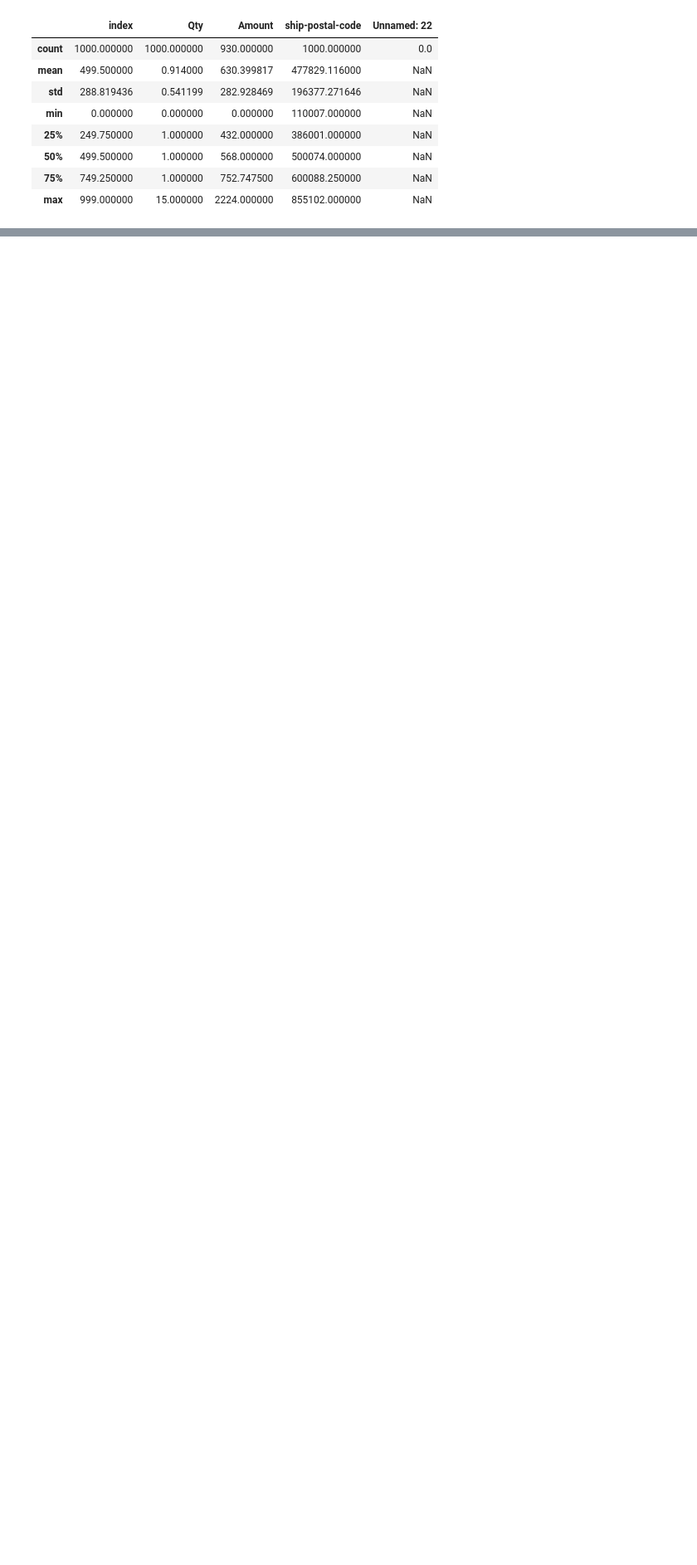
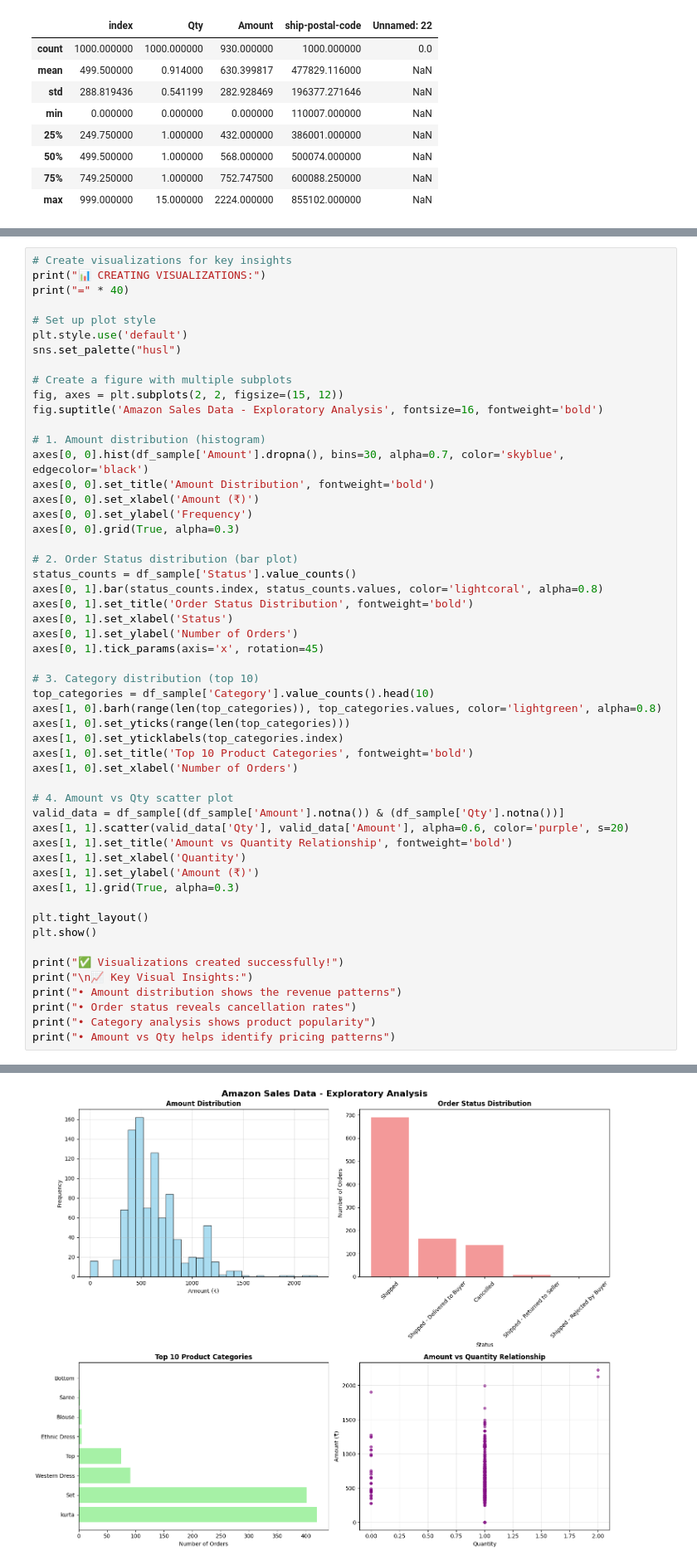
Before and after one commit to enzeeeh/ecommerce-data-pipeline-dagster, a Jupyter notebook: 01_examine_csv_data.ipynb, the cells around one changed output, grey strips where cells are left out. Shown at 83% size. Cells and saved outputs as stored; diff of their text form; blank space fills up the shorter version.

Commit message:
Enhance data exploration with comprehensive analysis

```diff
--- a/01_examine_csv_data.ipynb
+++ b/01_examine_csv_data.ipynb
@@ -338,0 +621,54 @@ bool: 1 columns
+# %%
+# Create visualizations for key insights
+print("📊 CREATING VISUALIZATIONS:")
+print("=" * 40)
+
+# Set up plot style
+plt.style.use('default')
+sns.set_palette("husl")
+
+# Create a figure with multiple subplots
+fig, axes = plt.subplots(2, 2, figsize=(15, 12))
+fig.suptitle('Amazon Sales Data - Exploratory Analysis', fontsize=16, fontweight='bold')
+
+# 1. Amount distribution (histogram)
+axes[0, 0].hist(df_sample['Amount'].dropna(), bins=30, alpha=0.7, color='skyblue', edgecolor='black')
+axes[0, 0].set_title('Amount Distribution', fontweight='bold')
+axes[0, 0].set_xlabel('Amount (₹)')
+axes[0, 0].set_ylabel('Frequency')
+axes[0, 0].grid(True, alpha=0.3)
+
+# 2. Order Status distribution (bar plot)
+status_counts = df_sample['Status'].value_counts()
+axes[0, 1].bar(status_counts.index, status_counts.values, color='lightcoral', alpha=0.8)
+axes[0, 1].set_title('Order Status Distribution', fontweight='bold')
+axes[0, 1].set_xlabel('Status')
+axes[0, 1].set_ylabel('Number of Orders')
+axes[0, 1].tick_params(axis='x', rotation=45)
+
+# 3. Category distribution (top 10)
+top_categories = df_sample['Category'].value_counts().head(10)
+axes[1, 0].barh(range(len(top_categories)), top_categories.values, color='lightgreen', alpha=0.8)
+axes[1, 0].set_yticks(range(len(top_categories)))
+axes[1, 0].set_yticklabels(top_categories.index)
+axes[1, 0].set_title('Top 10 Product Categories', fontweight='bold')
+axes[1, 0].set_xlabel('Number of Orders')
+
+# 4. Amount vs Qty scatter plot
+valid_data = df_sample[(df_sample['Amount'].notna()) & (df_sample['Qty'].notna())]
+axes[1, 1].scatter(valid_data['Qty'], valid_data['Amount'], alpha=0.6, color='purple', s=20)
+axes[1, 1].set_title('Amount vs Quantity Relationship', fontweight='bold')
+axes[1, 1].set_xlabel('Quantity')
+axes[1, 1].set_ylabel('Amount (₹)')
+axes[1, 1].grid(True, alpha=0.3)
+
+plt.tight_layout()
+plt.show()
+
+print("✅ Visualizations created successfully!")
+print("\n📈 Key Visual Insights:")
+print("• Amount distribution shows the revenue patterns")
+print("• Order status reveals cancellation rates")
+print("• Category analysis shows product popularity")
+print("• Amount vs Qty helps identify pricing patterns")
+# %% [output]
@@ -338,0 +677 @@ bool: 1 columns
+[figure, added]
```
Also changed, not shown: parts of 9 cells of this notebook.
